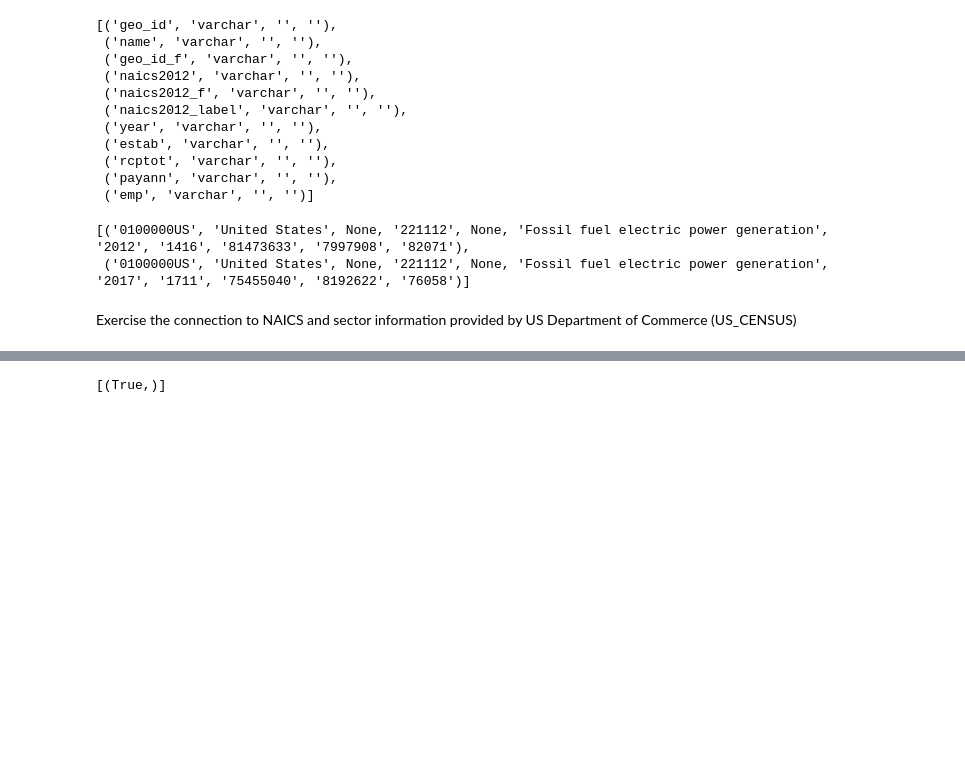
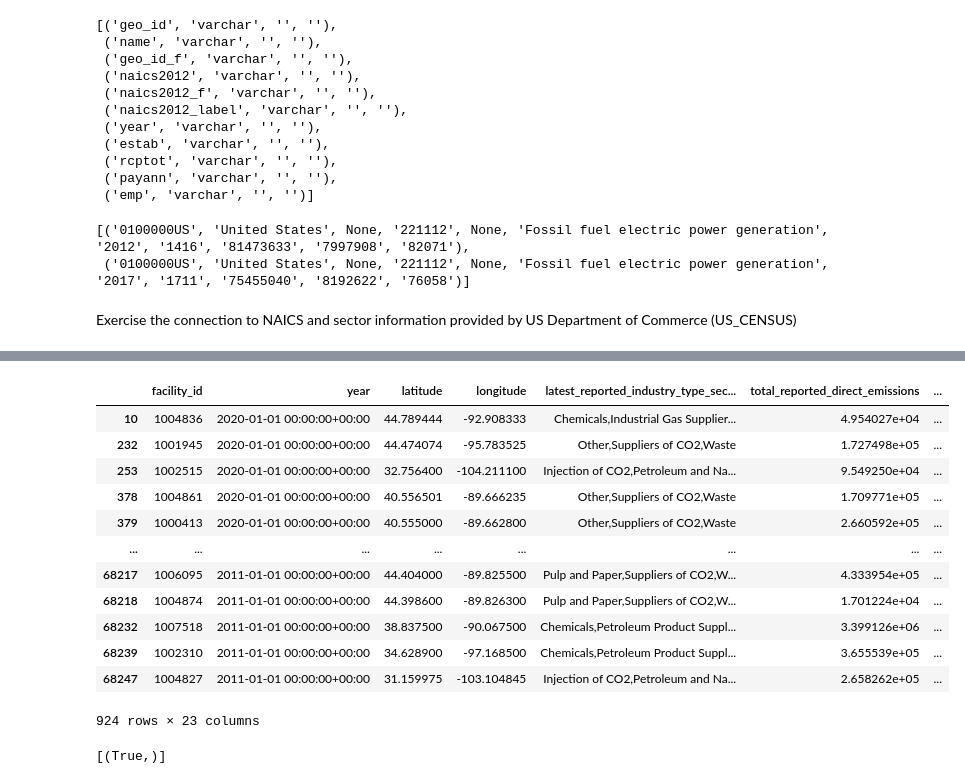
Before and after one commit to os-climate/data-platform-demo, a Jupyter notebook: notebooks/EPA_GHGRP-demos.ipynb, the cells around one changed output, grey strips where cells are left out. Drawn from its saved outputs; the diff is of its cells as text; code cells hidden in the pictures; blank space fills up the shorter version.

```diff
--- a/notebooks/EPA_GHGRP-demos.ipynb
+++ b/notebooks/EPA_GHGRP-demos.ipynb
@@ -557,6 +474,22 @@ df_emitters[df_emitters.latest_reported_industry_type_sectors.str.contains(',')]
 | 68414 | 1004137 | 2011-01-01 00:00:00+00:00 | 32.907723 | -97.465856 | Petroleum and Natural Gas Systems... | 5.236050e+04 | ... |
 | 68415 | 1006270 | 2011-01-01 00:00:00+00:00 | 32.784700 | -93.374400 | Natural Gas and Natural Gas Liqui... | 7.174351e+04 | ... |
 6289 rows × 23 columns
+# %%
+df_emitters[df_emitters.latest_reported_industry_type_sectors.str.count(',')>1]
+# %% [output]
+|  | facility_id | year | latitude | longitude | latest_reported_industry_type_sec... | total_reported_direct_emissions | ... |
+| 10 | 1004836 | 2020-01-01 00:00:00+00:00 | 44.789444 | -92.908333 | Chemicals,Industrial Gas Supplier... | 4.954027e+04 | ... |
+| 232 | 1001945 | 2020-01-01 00:00:00+00:00 | 44.474074 | -95.783525 | Other,Suppliers of CO2,Waste | 1.727498e+05 | ... |
+| 253 | 1002515 | 2020-01-01 00:00:00+00:00 | 32.756400 | -104.211100 | Injection of CO2,Petroleum and Na... | 9.549250e+04 | ... |
+| 378 | 1004861 | 2020-01-01 00:00:00+00:00 | 40.556501 | -89.666235 | Other,Suppliers of CO2,Waste | 1.709771e+05 | ... |
+| 379 | 1000413 | 2020-01-01 00:00:00+00:00 | 40.555000 | -89.662800 | Other,Suppliers of CO2,Waste | 2.660592e+05 | ... |
+| ... | ... | ... | ... | ... | ... | ... | ... |
+| 68217 | 1006095 | 2011-01-01 00:00:00+00:00 | 44.404000 | -89.825500 | Pulp and Paper,Suppliers of CO2,W... | 4.333954e+05 | ... |
+| 68218 | 1004874 | 2011-01-01 00:00:00+00:00 | 44.398600 | -89.826300 | Pulp and Paper,Suppliers of CO2,W... | 1.701224e+04 | ... |
+| 68232 | 1007518 | 2011-01-01 00:00:00+00:00 | 38.837500 | -90.067500 | Chemicals,Petroleum Product Suppl... | 3.399126e+06 | ... |
+| 68239 | 1002310 | 2011-01-01 00:00:00+00:00 | 34.628900 | -97.168500 | Chemicals,Petroleum Product Suppl... | 3.655539e+05 | ... |
+| 68247 | 1004827 | 2011-01-01 00:00:00+00:00 | 31.159975 | -103.104845 | Injection of CO2,Petroleum and Na... | 2.658262e+05 | ... |
+924 rows × 23 columns
 # %%
 import uuid
 ingest_uuid = str(uuid.uuid4())
```
Also changed, not shown: parts of 56 cells of this notebook.
